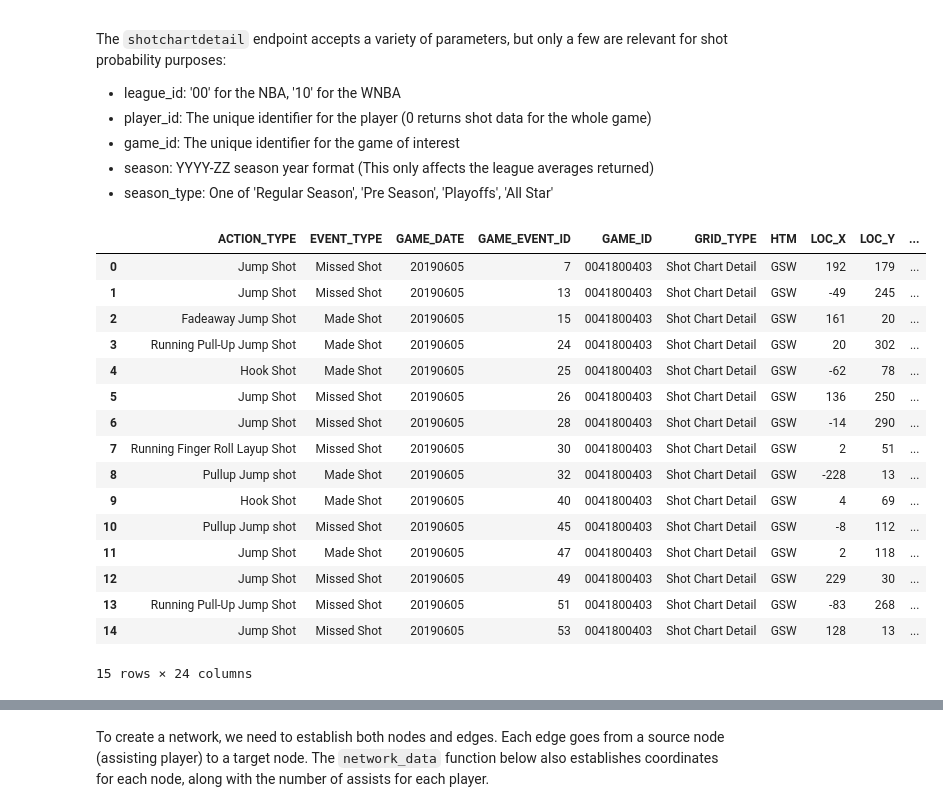
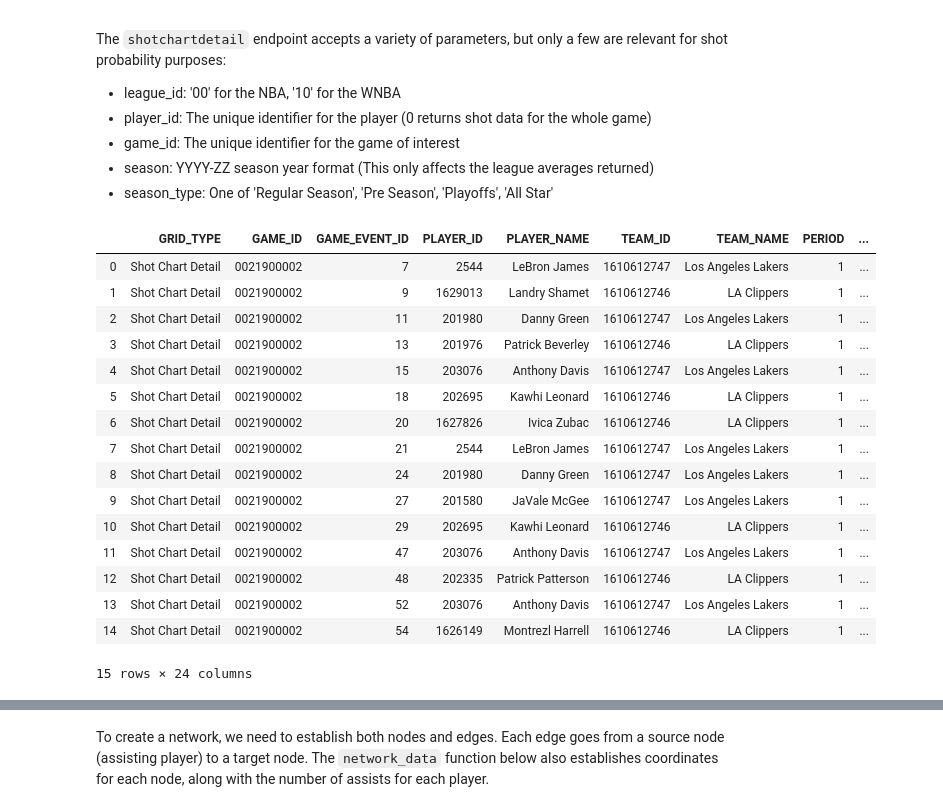
Before and after one commit to basketballrelativity/assist_networks, a Jupyter notebook: nba_assist_networks.ipynb, the cells around one changed output, grey strips where cells are left out. Cells and saved outputs as stored; diff of their text form; code cells hidden in the pictures.

```diff
--- a/nba_assist_networks.ipynb
+++ b/nba_assist_networks.ipynb
@@ -20,6 +20,7 @@ HEADERS = {'Connection': 'close',
            'Host': 'stats.nba.com',
            'Origin': 'http://stats.nba.com',
            'Upgrade-Insecure-Requests': '1',
+           'Referer': 'stats.nba.com',
            'User-Agent': 'Mozilla/5.0 (Macintosh; Intel Mac OS X 10_13_2)' + \
                          'AppleWebKit/537.36 (KHTML, like Gecko) ' + \
                          'Chrome/66.0.3359.117 Safari/537.36'}
@@ -31,7 +32,7 @@ The `PlayByPlay` class requires just one parameter:
 
 The following pulls play-by-play data for a 2019 NBA Finals game between the Raptors and the Warriors.
 # %%
-game_id = '0041800403'
+game_id = '0021900115'
 plays = playbyplay.PlayByPlay(headers=HEADERS,
                               endpoint='playbyplayv2',
                               game_id=game_id)
@@ -70,35 +56,35 @@ The `shotchartdetail` endpoint accepts a variety of parameters, but only a few a
 # %%
 league_id = '00' #NBA
 player_id = '0' #All players
-season = '2018-19'
-season_type = 'Playoffs'
+season = '2019-20'
+season_type = 'Regular Season'
 
 shots = player.Player(headers=HEADERS,
                       endpoint='shotchartdetail',
                       league_id=league_id,
                       player_id=player_id,
                       game_id=game_id,
                       season=season,
                       season_type=season_type)
 shot_df = pd.DataFrame(shots.data['Shot_Chart_Detail'])
 shot_df.head(15)
 # %% [output]
-|  | ACTION_TYPE | EVENT_TYPE | GAME_DATE | GAME_EVENT_ID | GAME_ID | GRID_TYPE | HTM | LOC_X | LOC_Y | ... |
-| 0 | Jump Shot | Missed Shot | 20190605 | 7 | 0041800403 | Shot Chart Detail | GSW | 192 | 179 | ... |
-| 1 | Jump Shot | Missed Shot | 20190605 | 13 | 0041800403 | Shot Chart Detail | GSW | -49 | 245 | ... |
-| 2 | Fadeaway Jump Shot | Made Shot | 20190605 | 15 | 0041800403 | Shot Chart Detail | GSW | 161 | 20 | ... |
-| 3 | Running Pull-Up Jump Shot | Made Shot | 20190605 | 24 | 0041800403 | Shot Chart Detail | GSW | 20 | 302 | ... |
-| 4 | Hook Shot | Made Shot | 20190605 | 25 | 0041800403 | Shot Chart Detail | GSW | -62 | 78 | ... |
-| 5 | Jump Shot | Missed Shot | 20190605 | 26 | 0041800403 | Shot Chart Detail | GSW | 136 | 250 | ... |
-| 6 | Jump Shot | Missed Shot | 20190605 | 28 | 0041800403 | Shot Chart Detail | GSW | -14 | 290 | ... |
-| 7 | Running Finger Roll Layup Shot | Missed Shot | 20190605 | 30 | 0041800403 | Shot Chart Detail | GSW | 2 | 51 | ... |
-| 8 | Pullup Jump shot | Made Shot | 20190605 | 32 | 0041800403 | Shot Chart Detail | GSW | -228 | 13 | ... |
-| 9 | Hook Shot | Made Shot | 20190605 | 40 | 0041800403 | Shot Chart Detail | GSW | 4 | 69 | ... |
-| 10 | Pullup Jump shot | Missed Shot | 20190605 | 45 | 0041800403 | Shot Chart Detail | GSW | -8 | 112 | ... |
-| 11 | Jump Shot | Made Shot | 20190605 | 47 | 0041800403 | Shot Chart Detail | GSW | 2 | 118 | ... |
-| 12 | Jump Shot | Missed Shot | 20190605 | 49 | 0041800403 | Shot Chart Detail | GSW | 229 | 30 | ... |
-| 13 | Running Pull-Up Jump Shot | Missed Shot | 20190605 | 51 | 0041800403 | Shot Chart Detail | GSW | -83 | 268 | ... |
-| 14 | Jump Shot | Missed Shot | 20190605 | 53 | 0041800403 | Shot Chart Detail | GSW | 128 | 13 | ... |
+|  | GRID_TYPE | GAME_ID | GAME_EVENT_ID | PLAYER_ID | PLAYER_NAME | TEAM_ID | TEAM_NAME | PERIOD | ... |
+| 0 | Shot Chart Detail | 0021900002 | 7 | 2544 | LeBron James | 1610612747 | Los Angeles Lakers | 1 | ... |
+| 1 | Shot Chart Detail | 0021900002 | 9 | 1629013 | Landry Shamet | 1610612746 | LA Clippers | 1 | ... |
+| 2 | Shot Chart Detail | 0021900002 | 11 | 201980 | Danny Green | 1610612747 | Los Angeles Lakers | 1 | ... |
+| 3 | Shot Chart Detail | 0021900002 | 13 | 201976 | Patrick Beverley | 1610612746 | LA Clippers | 1 | ... |
+| 4 | Shot Chart Detail | 0021900002 | 15 | 203076 | Anthony Davis | 1610612747 | Los Angeles Lakers | 1 | ... |
+| 5 | Shot Chart Detail | 0021900002 | 18 | 202695 | Kawhi Leonard | 1610612746 | LA Clippers | 1 | ... |
+| 6 | Shot Chart Detail | 0021900002 | 20 | 1627826 | Ivica Zubac | 1610612746 | LA Clippers | 1 | ... |
+| 7 | Shot Chart Detail | 0021900002 | 21 | 2544 | LeBron James | 1610612747 | Los Angeles Lakers | 1 | ... |
+| 8 | Shot Chart Detail | 0021900002 | 24 | 201980 | Danny Green | 1610612747 | Los Angeles Lakers | 1 | ... |
+| 9 | Shot Chart Detail | 0021900002 | 27 | 201580 | JaVale McGee | 1610612747 | Los Angeles Lakers | 1 | ... |
+| 10 | Shot Chart Detail | 0021900002 | 29 | 202695 | Kawhi Leonard | 1610612746 | LA Clippers | 1 | ... |
+| 11 | Shot Chart Detail | 0021900002 | 47 | 203076 | Anthony Davis | 1610612747 | Los Angeles Lakers | 1 | ... |
+| 12 | Shot Chart Detail | 0021900002 | 48 | 202335 | Patrick Patterson | 1610612746 | LA Clippers | 1 | ... |
+| 13 | Shot Chart Detail | 0021900002 | 52 | 203076 | Anthony Davis | 1610612747 | Los Angeles Lakers | 1 | ... |
+| 14 | Shot Chart Detail | 0021900002 | 54 | 1626149 | Montrezl Harrell | 1610612746 | LA Clippers | 1 | ... |
 15 rows × 24 columns
 # %%
 assist_df = shot_df.merge(play_df[['EVENTNUM',
```
Also changed, not shown: parts of 5 cells of this notebook, 1 other file.
